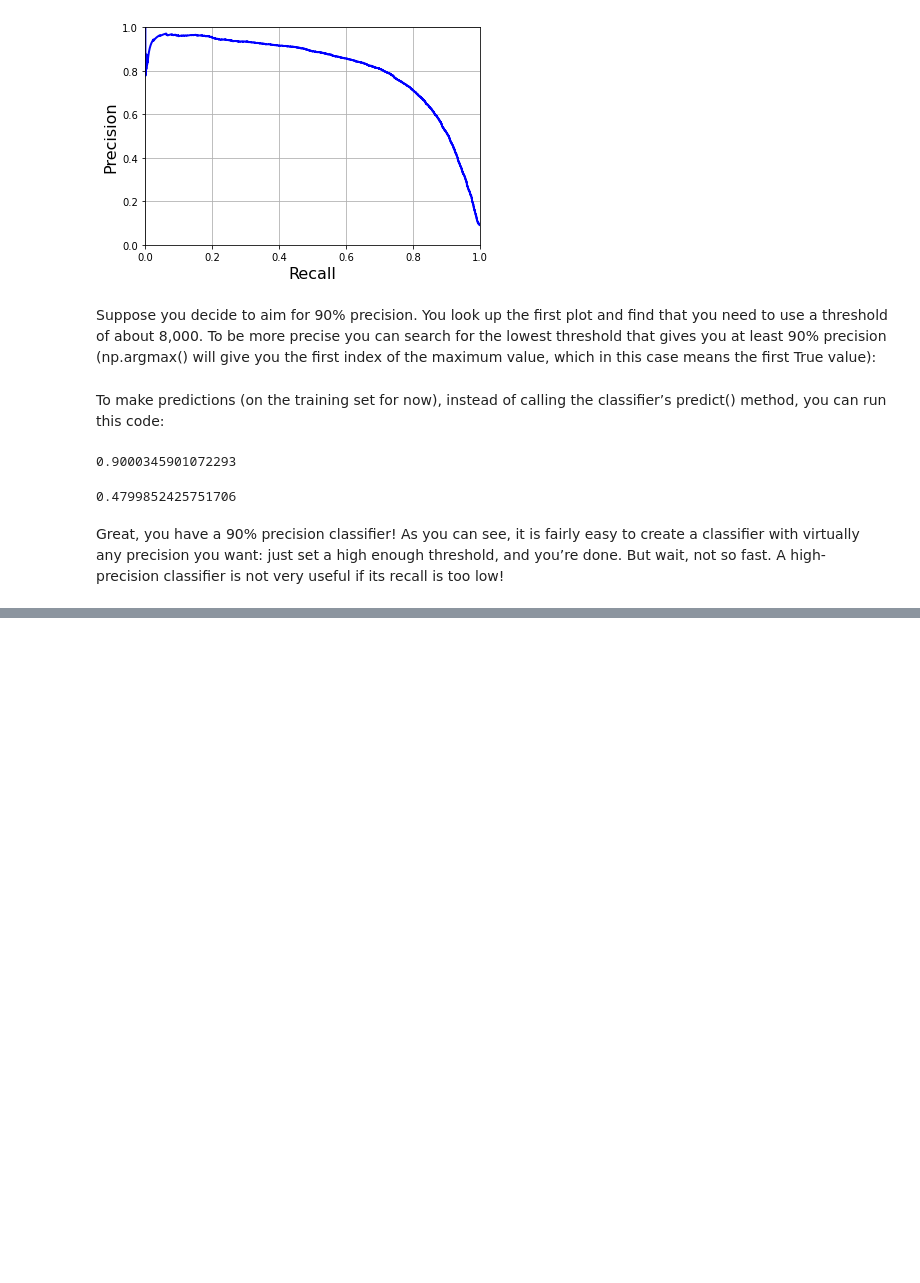
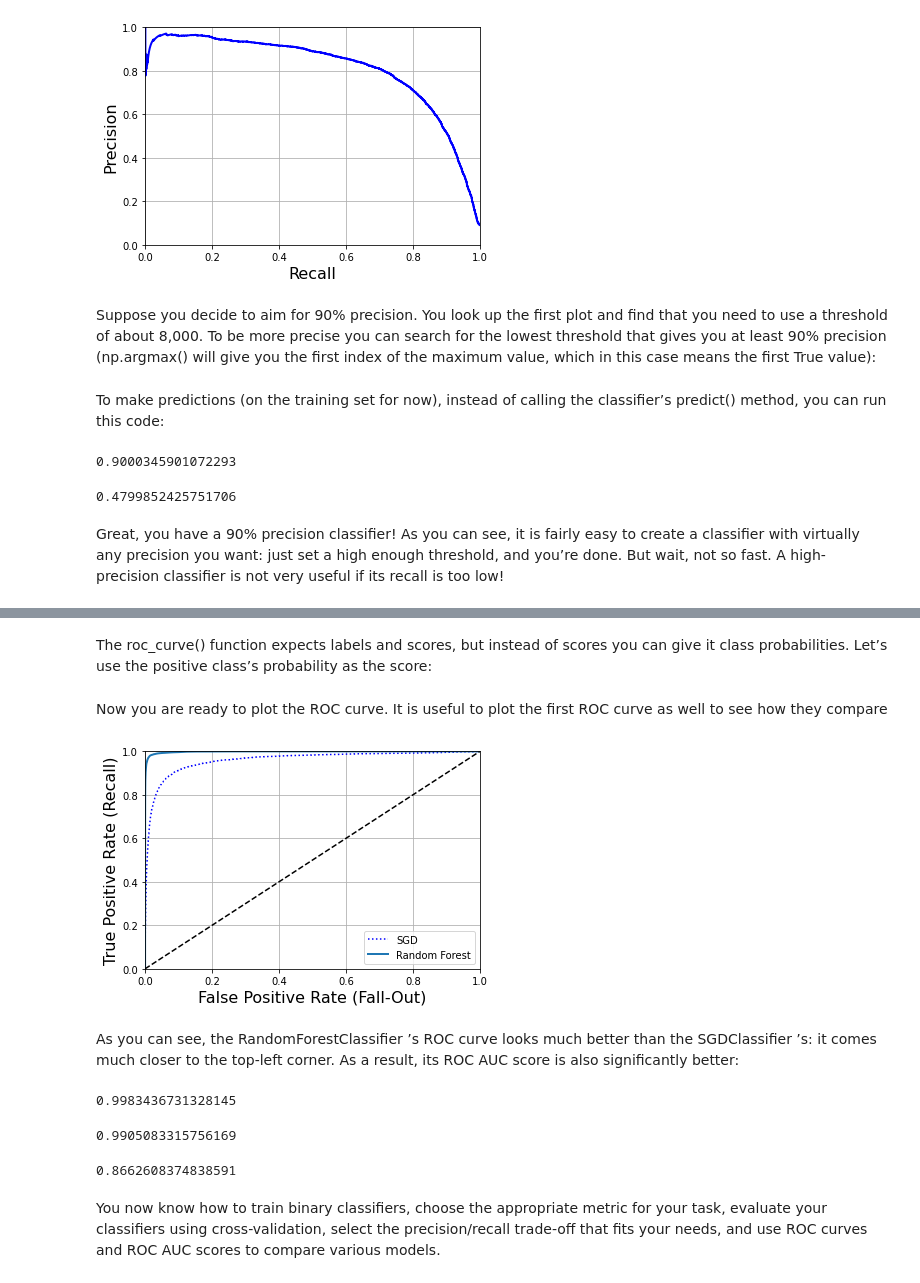
Before and after one commit to khmkarimhisham/Hands-On-Machine-Learning-Book, a Jupyter notebook: Chapter 03 Classification.ipynb, the cells around one changed output, grey strips where cells are left out. Saved outputs shown, nothing was run; the diff lists cells and outputs as text; code cells hidden in the pictures; blank space fills up the shorter version.

```diff
--- a/Chapter 03 Classification.ipynb
+++ b/Chapter 03 Classification.ipynb
@@ -270,0 +320,37 @@ Great, you have a 90% precision classifier! As you can see, it is fairly easy to
+# %%
+from sklearn.ensemble import RandomForestClassifier
+
+forest_clf = RandomForestClassifier(random_state=42)
+y_probas_forest = cross_val_predict(forest_clf, X_train, y_train_5, cv=3, method="predict_proba")
+# %% [markdown]
+The roc_curve() function expects labels and scores, but instead of scores you can give it class probabilities. Let’s use the positive class’s probability as the score:
+# %%
+y_scores_forest = y_probas_forest[:, 1]  # score = proba of positive class
+fpr_forest, tpr_forest, thresholds_forest = roc_curve(y_train_5,y_scores_forest)
+# %% [markdown]
+Now you are ready to plot the ROC curve. It is useful to plot the first ROC curve as well to see how they compare
+# %%
+plt.plot(fpr, tpr, "b:", label="SGD")
+plot_roc_curve(fpr_forest, tpr_forest, "Random Forest")
+plt.legend(loc="lower right")
+plt.show()
+# %% [output]
+[figure, added]
+# %% [markdown]
+As you can see, the RandomForestClassifier ’s ROC curve looks much better than the SGDClassifier ’s: it comes much closer to the top-left corner. As a
+result, its ROC AUC score is also significantly better:
+# %%
+roc_auc_score(y_train_5, y_scores_forest)
+# %% [output]
+0.9983436731328145
+# %%
+y_train_pred_forest = cross_val_predict(forest_clf, X_train, y_train_5, cv=3)
+precision_score(y_train_5, y_train_pred_forest)
+# %% [output]
+0.9905083315756169
+# %%
+recall_score(y_train_5, y_train_pred_forest)
+# %% [output]
+0.8662608374838591
+# %% [markdown]
+You now know how to train binary classifiers, choose the appropriate metric for your task, evaluate your classifiers using cross-validation, select the precision/recall trade-off that fits your needs, and use ROC curves and ROC AUC scores to compare various models.
```
Also changed, not shown: parts of 8 cells of this notebook.
